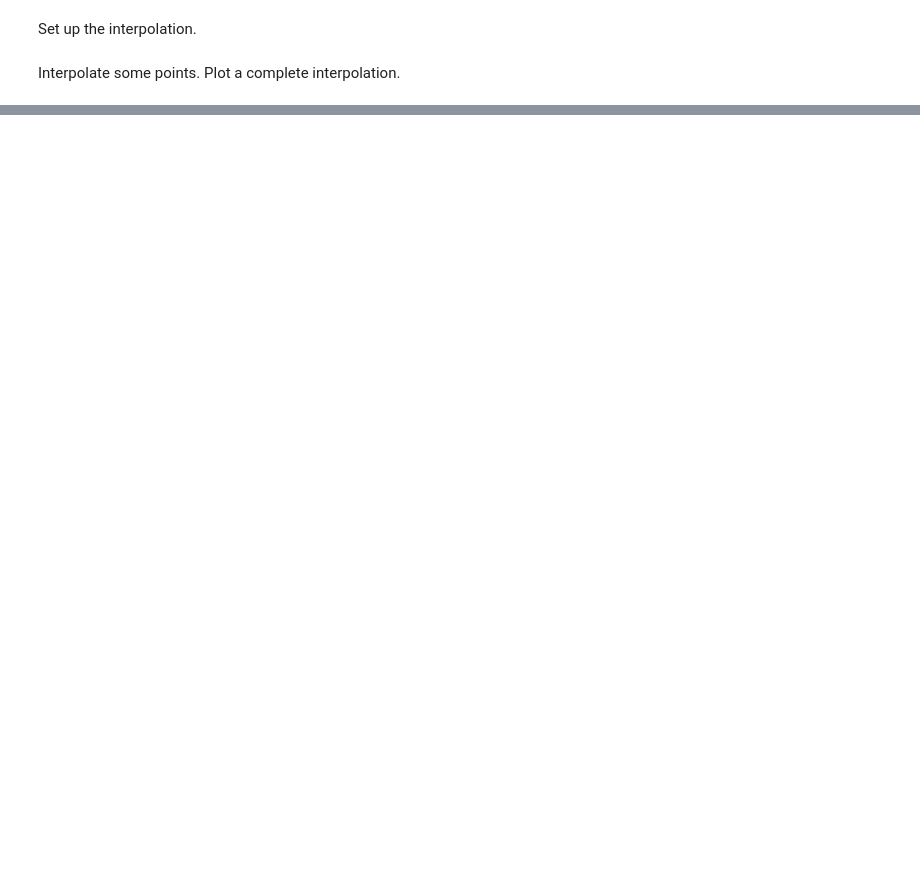
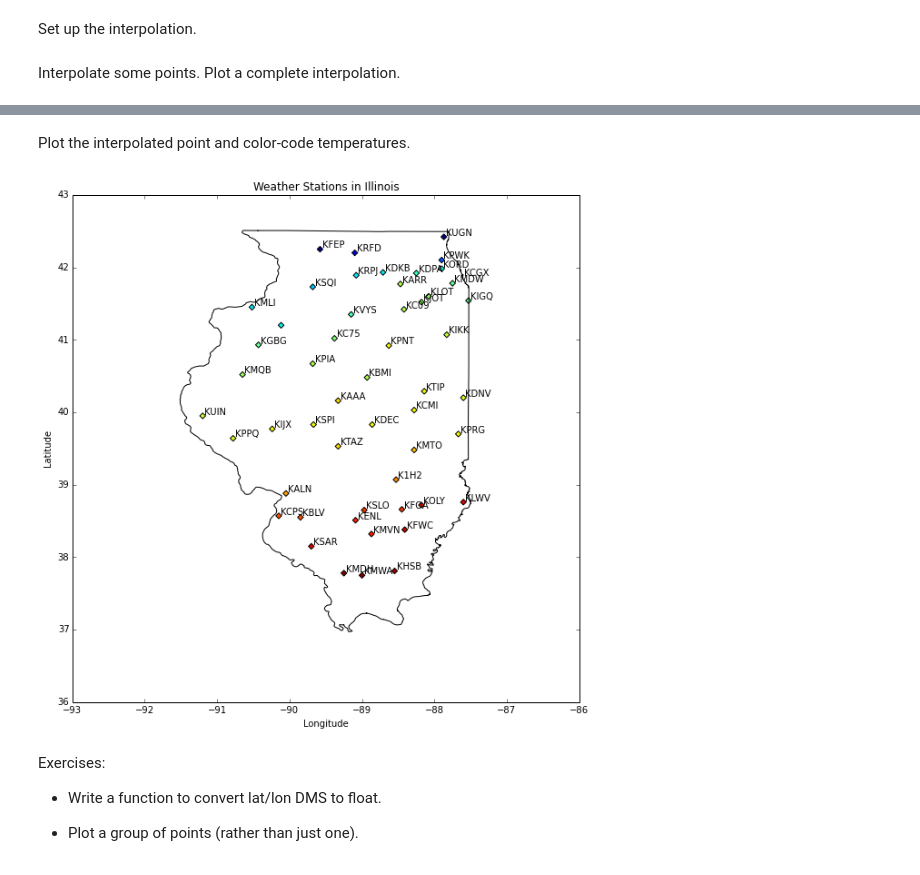
Before and after one commit to shoyle-katz/rankine, a Jupyter notebook: rankine-basic.ipynb, the cells around one changed output, grey strips where cells are left out. Saved outputs shown, nothing was run; the diff lists cells and outputs as text; code cells hidden in the pictures; blank space fills up the shorter version.

```diff
--- a/rankine-basic.ipynb
+++ b/rankine-basic.ipynb
@@ -10,0 +8,5 @@ from scipy.spatial import Delaunay
+# %%
+from math import sqrt
+def dist(pt1, pt2):
+    """Calculate the Euclidean distance between two points."""
+    return sqrt((pt1[0]-pt2[0])**2 + (pt1[1]-pt2[1])**2)
@@ -111,0 +124,15 @@ def calc_bary_coords(pt, pta, ptb, ptc):
+# %%
+# Use a simple 3-nearest-neighbor weighted average rather than triangulation.
+print (dists[0:3])
+print (temps[dists[0][1]])
+print (temps[dists[1][1]])
+print (temps[dists[2][1]])
+print (locs[dists[0][1]])
+print (locs[dists[1][1]])
+print (locs[dists[2][1]])
+
+dists_total = dists[0][0] + dists[1][0] + dists[2][0]
+T_pt = temps[dists[0][1]] * (1-dists[0][0])/dists_total + \
+       temps[dists[1][1]] * (1-dists[1][0])/dists_total + \
+       temps[dists[2][1]] * (1-dists[2][0])/dists_total
+print(T_pt)
@@ -111,0 +148,41 @@ def calc_bary_coords(pt, pta, ptb, ptc):
+# %% [markdown]
+Plot the interpolated point and color-code temperatures.
+# %%
+#These are the stations we loaded above.
+#This plot aligns the colormaps but is convoluted.
+tmp_x = locs_x[:]; tmp_x.append(pt[0])
+tmp_y = locs_y[:]; tmp_y.append(pt[1])
+tmp_T = temps[:]; tmp_T.append(T_pt)
+plt.scatter(tmp_x, tmp_y, c=tmp_T, marker='D') #scatter plots the points and color-codes them by the c array
+
+#This is the more straightforward solution, but the colormaps don't align (uncomment below as well).
+#plt.scatter(locs_x, locs_y, c=temps, marker='D') #scatter plots the points and color-codes them by the c array
+
+#Output the name of each station
+for i in range(len(stns)):
+    tmp = locs[i]
+    plt.text(tmp[0]+0.04, tmp[1]+0.02, stns[i])
+
+#The borders of IL in lat/lon coordinates are located in this file and included for context.
+x = []; y = []
+for line in open('borders_il.txt', 'r'):
+    fields = line.strip().split(' ')
+    x.append(float(fields[0]))
+    y.append(float(fields[1]))
+plt.plot(x, y, 'k-')
+
+#plt.scatter(pt[0], pt[1], c=T_pt, marker='x')
+
+plt.axis('equal')
+plt.title('Weather Stations in Illinois')
+plt.xlabel('Longitude')
+plt.ylabel('Latitude')
+plt.show()
+# %% [output]
+[figure, added]
+# %% [markdown]
+Exercises:
+
+- Write a function to convert lat/lon DMS to float.
+
+- Plot a group of points (rather than just one).
```
Also changed, not shown: parts of 13 cells of this notebook.
